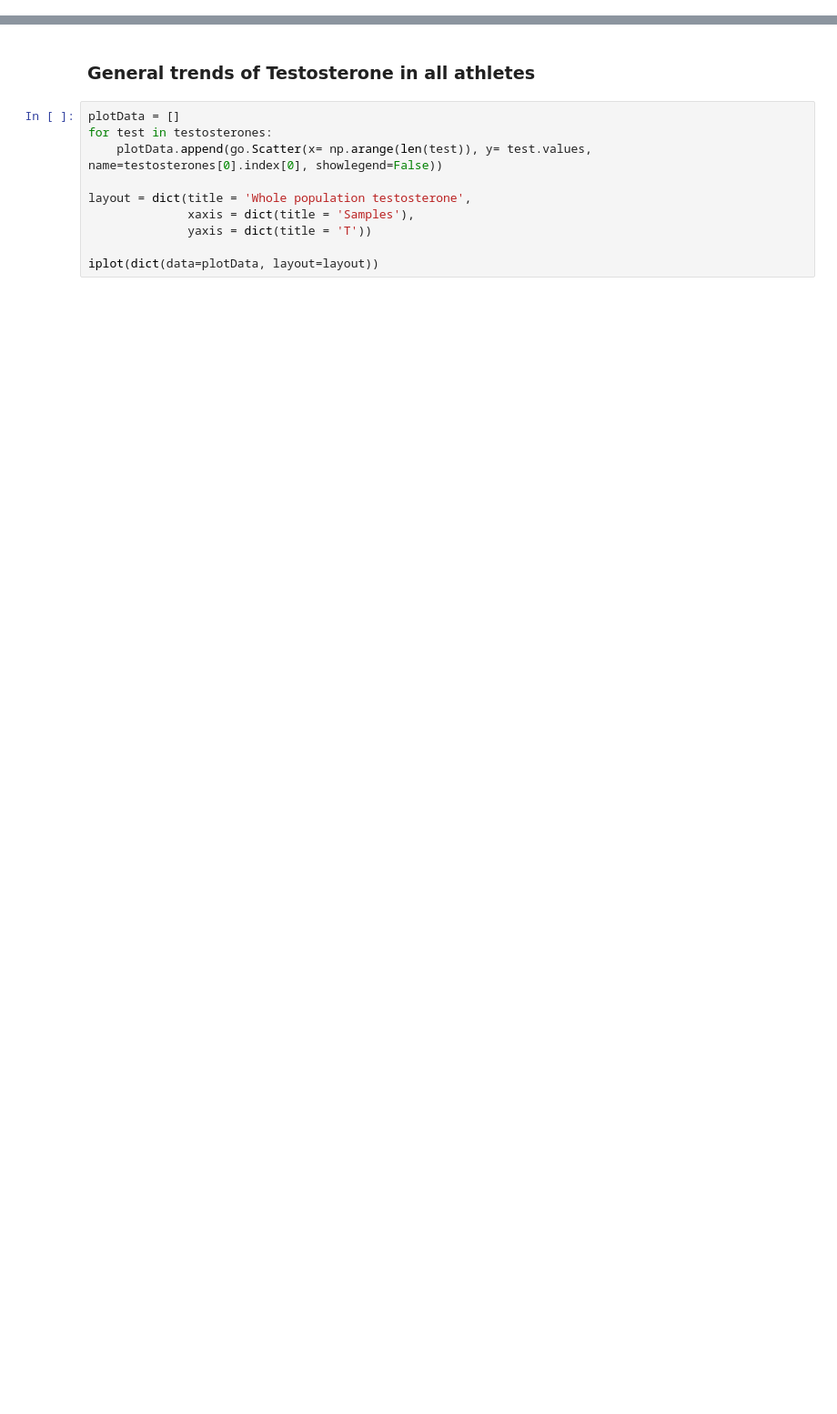
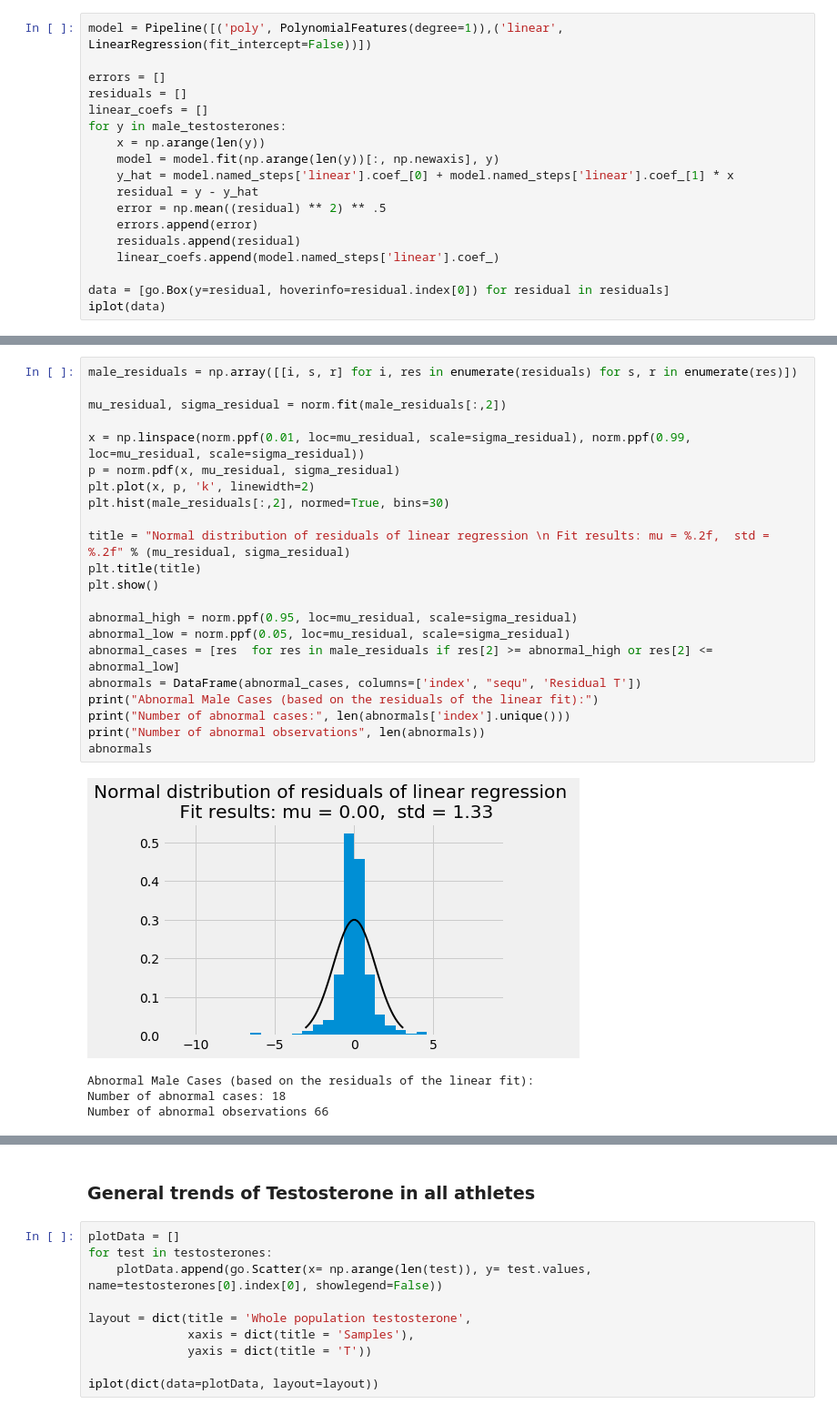
Before and after one commit to fnozarian/Anti-doping-analysis, a Jupyter notebook: EDA V3.0.ipynb, the cells around one changed output, grey strips where cells are left out. Shown at 91% size. Drawn from its saved outputs; the diff is of its cells as text; blank space fills up the shorter version.

```diff
--- a/EDA V3.0.ipynb
+++ b/EDA V3.0.ipynb
@@ -41,0 +116,18 @@ testosterones = [p.Testosterone for _, p in data.groupby("Person")]
+# %%
+model = Pipeline([('poly', PolynomialFeatures(degree=1)),('linear', LinearRegression(fit_intercept=False))])
+
+errors = []
+residuals = []
+linear_coefs = []
+for y in male_testosterones:
+    x = np.arange(len(y))
+    model = model.fit(np.arange(len(y))[:, np.newaxis], y)
+    y_hat = model.named_steps['linear'].coef_[0] + model.named_steps['linear'].coef_[1] * x
+    residual = y - y_hat
+    error = np.mean((residual) ** 2) ** .5
+    errors.append(error)
+    residuals.append(residual)
+    linear_coefs.append(model.named_steps['linear'].coef_)
+
+data = [go.Box(y=residual, hoverinfo=residual.index[0]) for residual in residuals]
+iplot(data)
@@ -41,0 +138,27 @@ testosterones = [p.Testosterone for _, p in data.groupby("Person")]
+# %%
+male_residuals = np.array([[i, s, r] for i, res in enumerate(residuals) for s, r in enumerate(res)])
+
+mu_residual, sigma_residual = norm.fit(male_residuals[:,2])
+
+x = np.linspace(norm.ppf(0.01, loc=mu_residual, scale=sigma_residual), norm.ppf(0.99, loc=mu_residual, scale=sigma_residual))
+p = norm.pdf(x, mu_residual, sigma_residual)
+plt.plot(x, p, 'k', linewidth=2)
+plt.hist(male_residuals[:,2], normed=True, bins=30)
+
+title = "Normal distribution of residuals of linear regression \n Fit results: mu = %.2f,  std = %.2f" % (mu_residual, sigma_residual)
+plt.title(title)
+plt.show()
+
+abnormal_high = norm.ppf(0.95, loc=mu_residual, scale=sigma_residual)
+abnormal_low = norm.ppf(0.05, loc=mu_residual, scale=sigma_residual)
+abnormal_cases = [res  for res in male_residuals if res[2] >= abnormal_high or res[2] <= abnormal_low]
+abnormals = DataFrame(abnormal_cases, columns=['index', "sequ", 'Residual T'])
+print("Abnormal Male Cases (based on the residuals of the linear fit):")
+print("Number of abnormal cases:", len(abnormals['index'].unique()))
+print("Number of abnormal observations", len(abnormals))
+abnormals
+# %% [output]
+[figure, added]
+Abnormal Male Cases (based on the residuals of the linear fit):
+Number of abnormal cases: 18
+Number of abnormal observations 66
```
Also changed, not shown: parts of 84 cells of this notebook, 1 other file.
